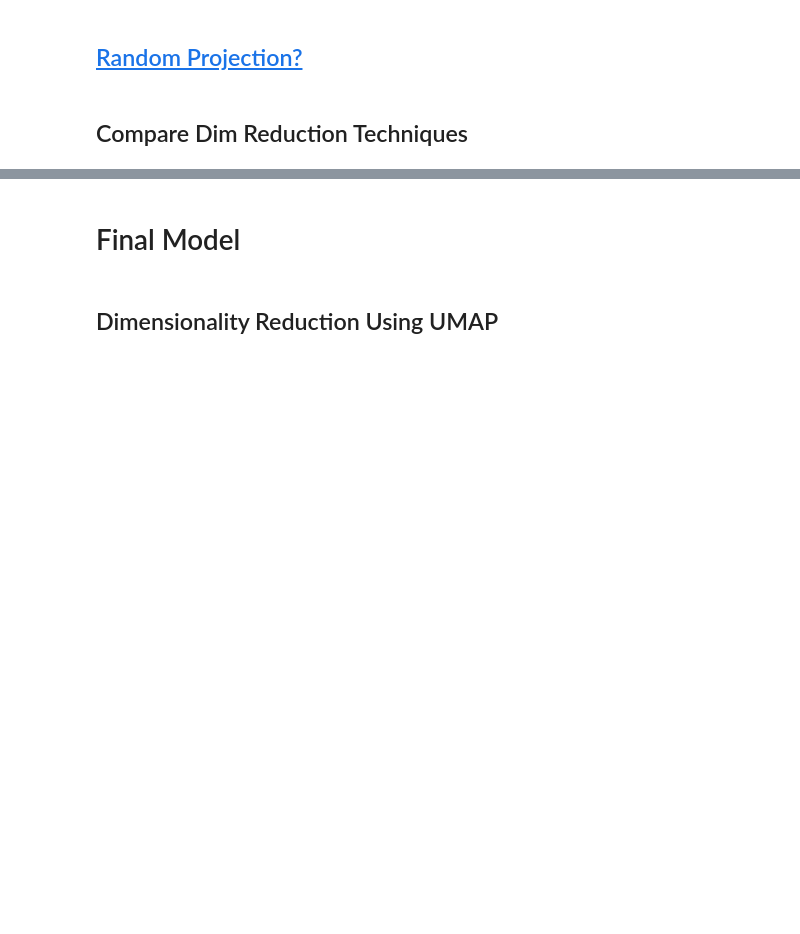
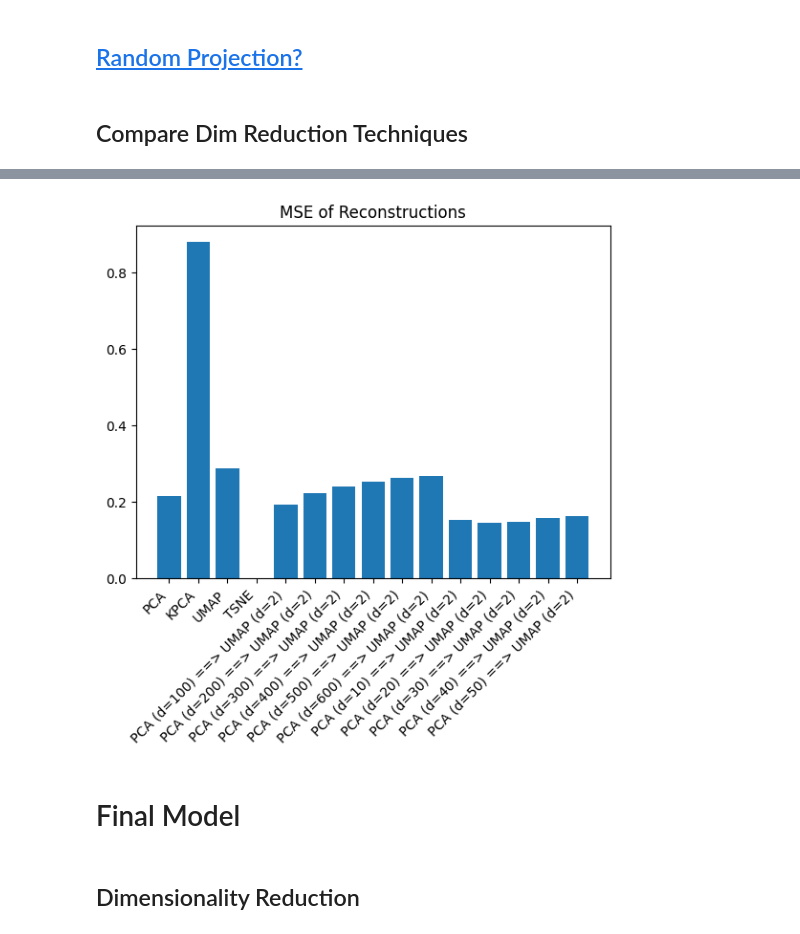
Before and after one commit to StarDylan/FlowMatching, a Jupyter notebook: MNIST_Latent_Space_Visualizations.ipynb, the cells around one changed output, grey strips where cells are left out. Saved outputs shown, nothing was run; the diff lists cells and outputs as text; code cells hidden in the pictures; blank space fills up the shorter version.

```diff
--- a/MNIST_Latent_Space_Visualizations.ipynb
+++ b/MNIST_Latent_Space_Visualizations.ipynb
@@ -247,4 +283,12 @@ for method, metrics in eval_metrics.items():
+# %%
+plt.bar(x=evaluation_df["method"], height=evaluation_df["reconstruction_mse"])
+ax = plt.gca()
+ax.set_xticklabels(ax.get_xticklabels(), rotation=45, horizontalalignment='right')
+plt.title("MSE of Reconstructions")
+plt.show()
+# %% [output]
+[figure, added]
 # %% [markdown]
 # Final Model
 # %% [markdown]
-## Dimensionality Reduction Using UMAP
+## Dimensionality Reduction
```
Also changed, not shown: parts of 19 cells of this notebook.
